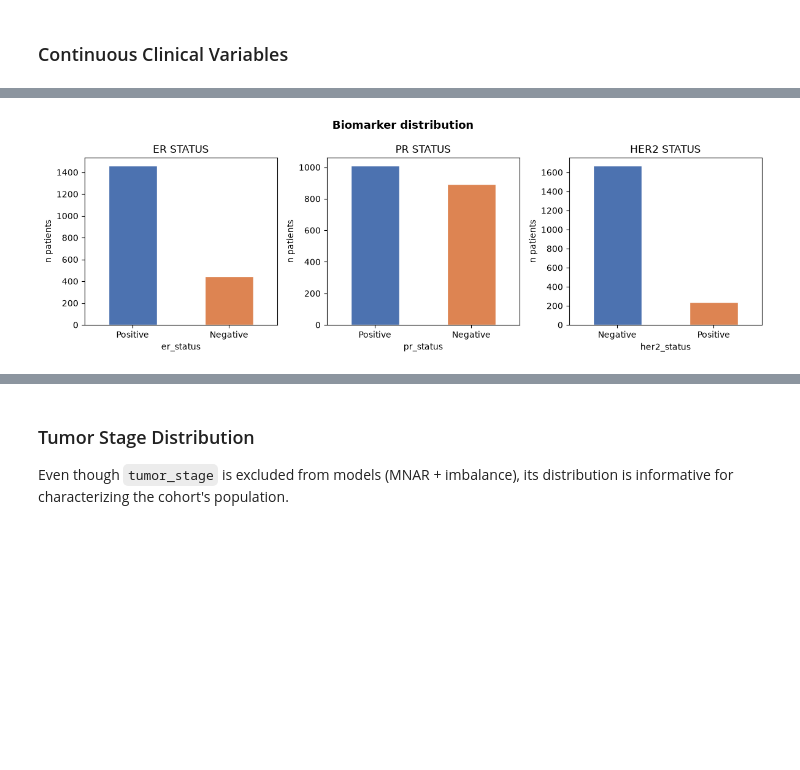
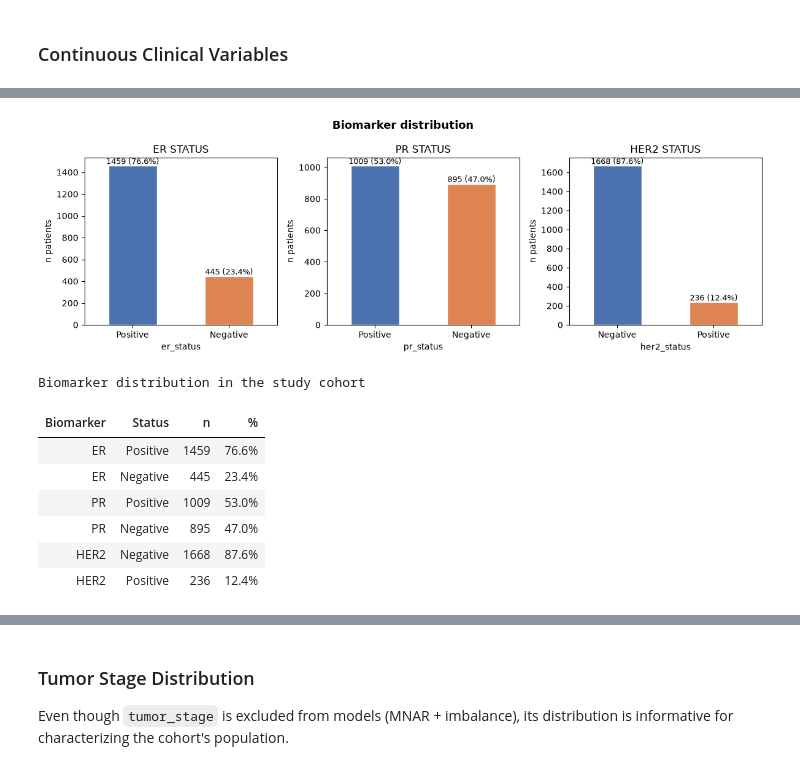
Before and after one commit to juliettebm/METABRIC-Breast-Cancer-Survival-Analysis-Machine-Learning, a Jupyter notebook: notebooks/01_exploration.ipynb, the cells around one changed output, grey strips where cells are left out. Drawn from its saved outputs; the diff is of its cells as text; code cells hidden in the pictures; blank space fills up the shorter version.

```diff
--- a/notebooks/01_exploration.ipynb
+++ b/notebooks/01_exploration.ipynb
@@ -648,16 +768,85 @@ Hormone receptors (ER, PR) and HER2 are the central prognostic and predictive bi
 # %%
 fig, axes = plt.subplots(1, 3, figsize=(12, 4))
 fig.suptitle("Biomarker distribution", fontsize=13, fontweight="bold")
 
 for ax, col in zip(axes, ["er_status", "pr_status", "her2_status"]):
-    df[col].value_counts().plot(kind="bar", ax=ax, color=["#4C72B0", "#DD8452"], edgecolor="white")
+
+    # Count patients in each category
+    counts = df[col].value_counts()
+
+    # Plot
+    counts.plot(
+        kind="bar",
+        ax=ax,
+        color=["#4C72B0", "#DD8452"],
+        edgecolor="white"
+    )
+
     ax.set_title(col.replace("_", " ").upper())
     ax.set_xticklabels(ax.get_xticklabels(), rotation=0)
     ax.set_ylabel("n patients")
 
+    # Add count and percentage above each bar
+    total = counts.sum()
+
+    for bar, count in zip(ax.patches, counts):
+        percentage = count / total * 100
+
+        ax.text(
+            bar.get_x() + bar.get_width() / 2,
+            bar.get_height(),
+            f"{count} ({percentage:.1f}%)",
+            ha="center",
+            va="bottom",
+            fontsize=9
+        )
+
 plt.tight_layout()
-plt.savefig("../figures/01_biomarkers.png", dpi=150, bbox_inches="tight")
+
+plt.savefig(
+    "../figures/01_biomarkers.png",
+    dpi=150,
+    bbox_inches="tight"
+)
+
 plt.show()
+
+display(
+    biomarker_summary.style
+    .format({"%": "{:.1f}%"})
+    .hide(axis="index")
+    .set_caption("Biomarker distribution in the study cohort")
+    .set_properties(**{
+        "text-align": "center",
+        "padding": "8px"
+    })
+    .set_table_styles([
+        {
+            "selector": "caption",
+            "props": [
+                ("font-size", "16px"),
+                ("font-weight", "bold"),
+                ("text-align", "center"),
+                ("padding", "10px")
+            ]
+        },
+        {
+            "selector": "th",
+            "props": [
+                ("text-align", "center"),
+                ("font-weight", "bold")
+            ]
+        }
+    ])
+)
 # %% [output]
-[figure, old version]
+[figure, new version]
+Biomarker distribution in the study cohort
+| Biomarker | Status | n | % |
+| ER | Positive | 1459 | 76.6% |
+| ER | Negative | 445 | 23.4% |
+| PR | Positive | 1009 | 53.0% |
+| PR | Negative | 895 | 47.0% |
+| HER2 | Negative | 1668 | 87.6% |
+| HER2 | Positive | 236 | 12.4% |
 # %% [markdown]
```
Also changed, not shown: parts of 34 cells of this notebook.
